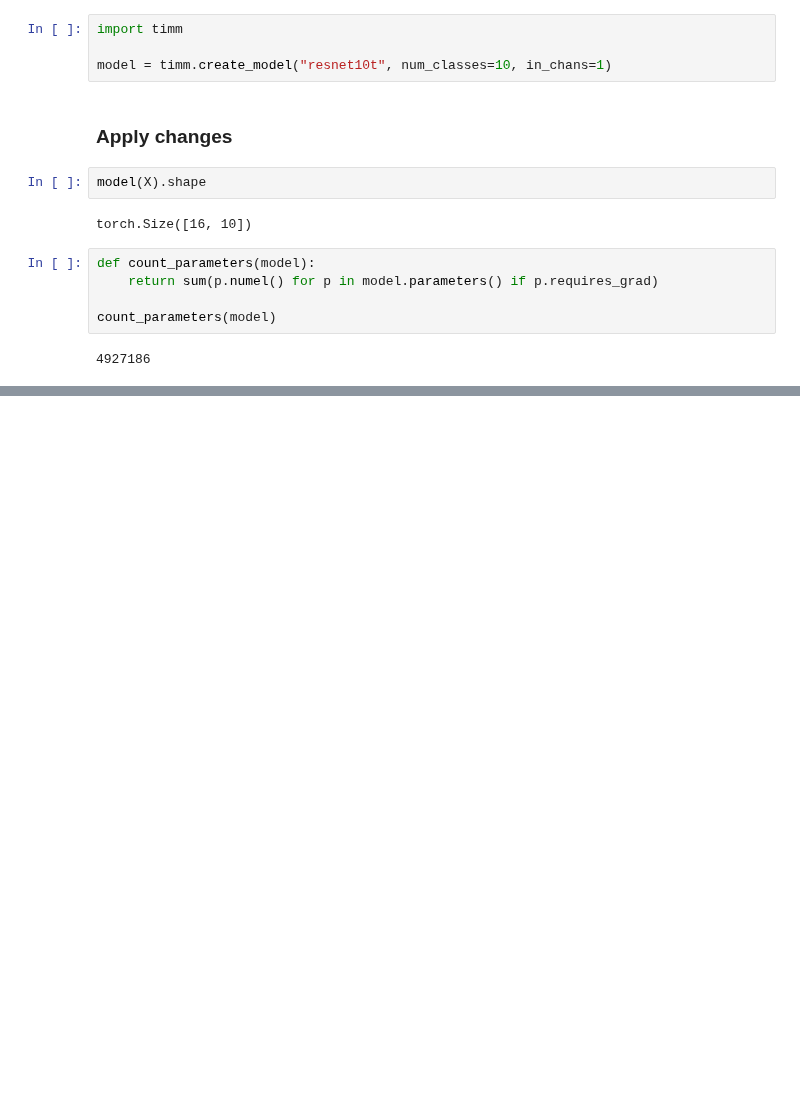
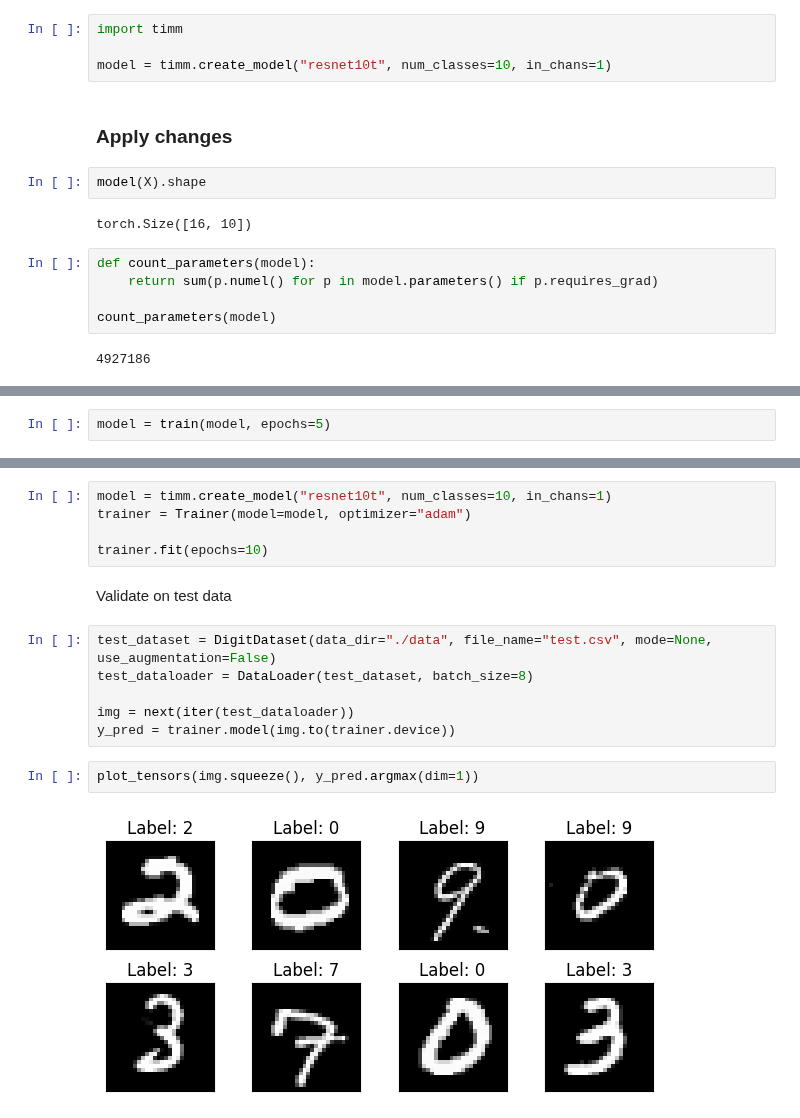
Before and after one commit to Cognitive-Systems-Laboratory/digit-recognizer, a Jupyter notebook: 03_modeling.ipynb, the cells around one changed output, grey strips where cells are left out. Saved outputs shown, nothing was run; the diff lists cells and outputs as text; blank space fills up the shorter version.

```diff
--- a/03_modeling.ipynb
+++ b/03_modeling.ipynb
@@ -38,0 +150,2 @@ count_parameters(model)
+# %%
+model = train(model, epochs=5)
@@ -38,0 +197,17 @@ count_parameters(model)
+# %%
+model = timm.create_model("resnet10t", num_classes=10, in_chans=1)
+trainer = Trainer(model=model, optimizer="adam")
+
+trainer.fit(epochs=10)
+# %% [markdown]
+Validate on test data
+# %%
+test_dataset = DigitDataset(data_dir="./data", file_name="test.csv", mode=None, use_augmentation=False)
+test_dataloader = DataLoader(test_dataset, batch_size=8)
+
+img = next(iter(test_dataloader))
+y_pred = trainer.model(img.to(trainer.device))
+# %%
+plot_tensors(img.squeeze(), y_pred.argmax(dim=1))
+# %% [output]
+[figure, added]
```
Also changed, not shown: parts of 20 cells of this notebook, 3 other files.
